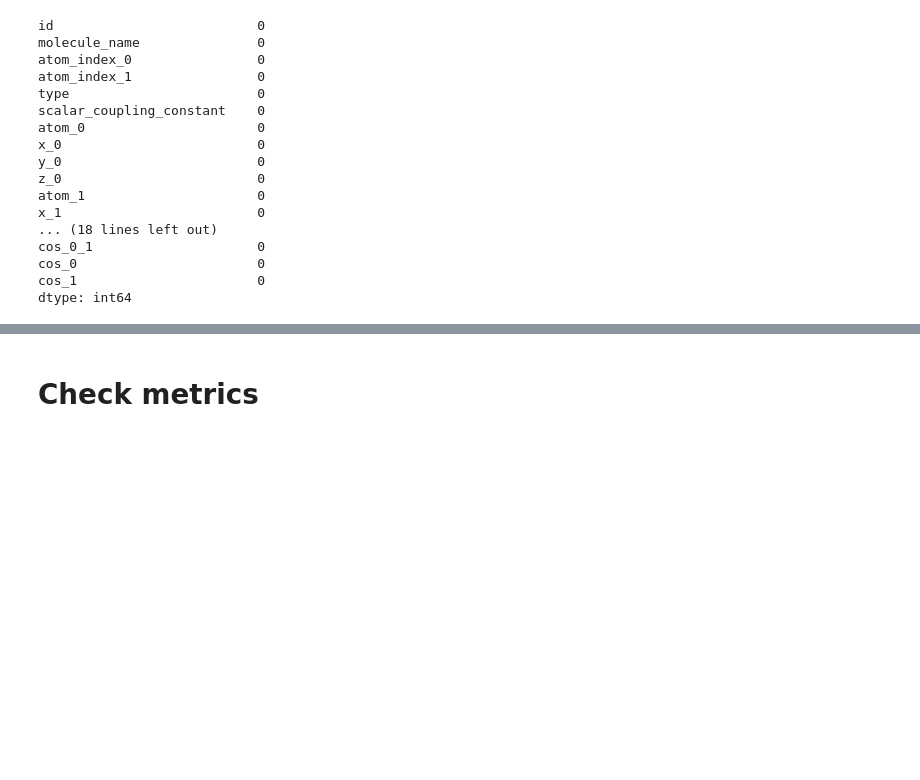
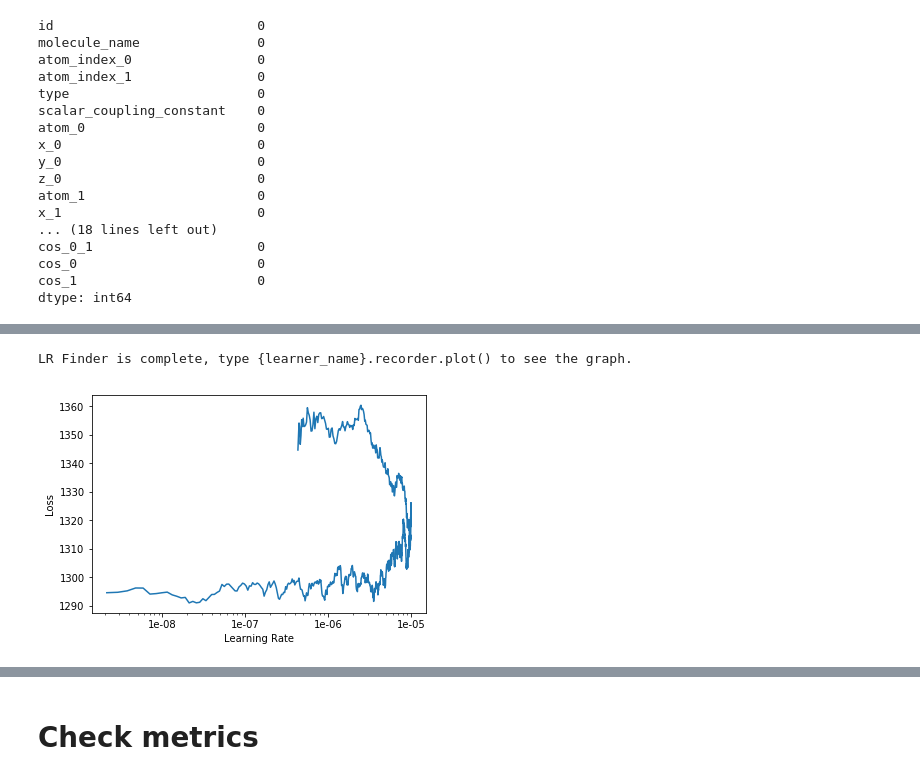
Before and after one commit to jbh1128d1/kaggle, a Jupyter notebook: Kaggle_Scaler.ipynb, the cells around one changed output, grey strips where cells are left out. Cells and saved outputs as stored; diff of their text form; code cells hidden in the pictures; blank space fills up the shorter version.

```diff
--- a/Kaggle_Scaler.ipynb
+++ b/Kaggle_Scaler.ipynb
@@ -464,4 +547,4 @@ LR Finder is complete, type {learner_name}.recorder.plot() to see the graph.
 # %%
-learn.fit_one_cycle(1, 1e-01)
+learn.fit_one_cycle(1, 1e-005)
 # %% [output]
 | epoch | train_loss | valid_loss | mean_absolute_error_fastai | root_mean_squared_error | time |
@@ -489,0 +575,4 @@ TabularModel(
+# %%
+lr_find(learn3, start_lr=1e-04, end_lr=1, num_it=100) #, start_lr=1e-2, end_lr=10, num_it=200
+learn.recorder.plot()
+# %% [output]
@@ -489,0 +580,2 @@ TabularModel(
+LR Finder is complete, type {learner_name}.recorder.plot() to see the graph.
+[figure, added]
```
Also changed, not shown: parts of 52 cells of this notebook.
